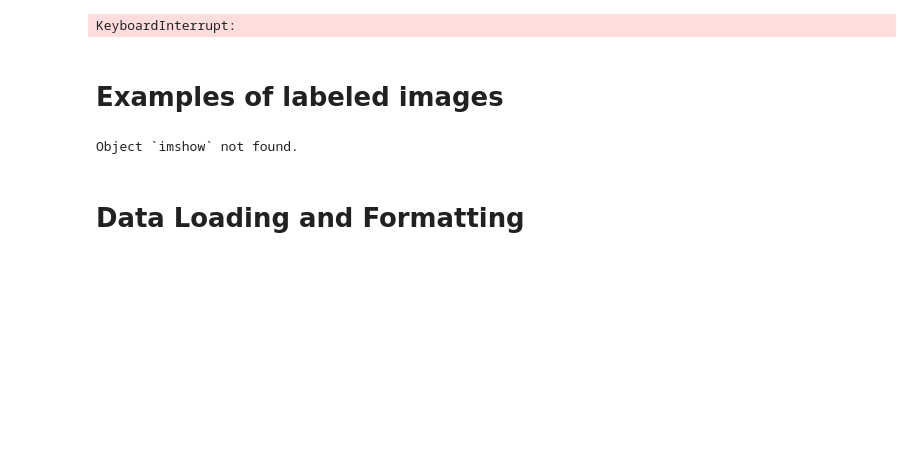
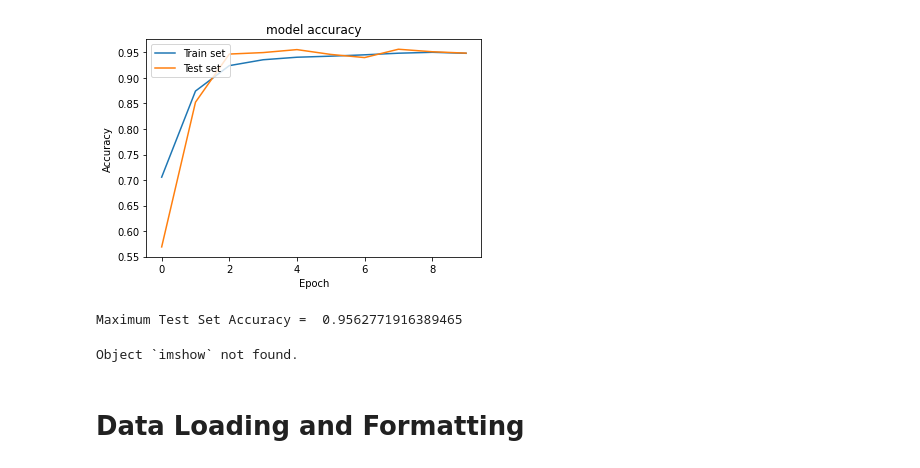
Before and after one commit to ryanbbb/Malaria-Cell-Image-Classification, a Jupyter notebook: 118B_Final.ipynb, the cells around one changed output. Saved outputs shown, nothing was run; the diff lists cells and outputs as text; code cells hidden in the pictures; blank space fills up the shorter version.

```diff
--- a/118B_Final.ipynb
+++ b/118B_Final.ipynb
@@ -52,21 +75,35 @@ y_test_tensor = tf.convert_to_tensor(y_test)
 from tensorflow import keras
 from tensorflow.keras import models, layers
 
+
+#Notes: Input - Conv - Pool - Norm - Dropout - Conv2 - Max2 - norm - dropout -- 2x(dense, norm, dropout) - sigmoid
+
 model_cnn = models.Sequential(
     [
-        layers.Conv2D(32, (3,3), activation = 'relu', input_shape = (100,100,3)), #32 output channels, (3,3) convolution window
+        layers.Conv2D(32, (3,3), activation = 'relu', input_shape = (img_dim,img_dim,3)), #32 output channels, (3,3) convolution window
+        layers.MaxPooling2D((2,2), data_format = 'channels_last'),
+        layers.BatchNormalization(),
+        layers.Dropout(0.2),
+
+        layers.Conv2D(32,(3,3), activation = 'relu'), #64 output channels, (3,3) convolution window
         layers.MaxPooling2D((2,2)),
-        layers.Conv2D(64,(3,3), activation = 'relu'), #64 output channels, (3,3) convolution window
-        layers.MaxPooling2D((2,2)),
-        layers.Conv2D(64,(3,3), activation = 'relu'), #64 output channels, (3,3) convolution window
+        layers.BatchNormalization(),
+        layers.Dropout(0.2),
 
         layers.Flatten(),
-        layers.Dense(64, activation = 'relu'),
-        layers.Dense(4)
+
+        layers.Dense(256, activation = 'relu'),
+        layers.BatchNormalization(),
+        layers.Dropout(0.2),
+        layers.Dense(128, activation = 'relu'),
+        layers.BatchNormalization(),
+
+        layers.Dropout(0.2),
+        layers.Dense(2,activation = 'sigmoid')
+
     ]
 )
-model_cnn.summary
-model_cnn.compile(optimizer=tf.keras.optimizers.Adam(learning_rate=1e-2), loss = 'binary_crossentropy', metrics = ['accuracy'])
 
-X_train_tensor = X_train_tensor / 255
-X_test_tensor = X_test_tensor / 255
+model_cnn.compile(optimizer=tf.keras.optimizers.Adam(), loss = "sparse_categorical_crossentropy", metrics = ['accuracy'])
+
+model_cnn.summary()
@@ -73,6 +128,8 @@ X_test_tensor = X_test_tensor / 255
 # %%
-history = model_cnn.fit(X_train_tensor, y_train_tensor, epochs=10,
-                    validation_data=(X_test_tensor, y_test_tensor))
+#history = model_cnn.fit(X_train_tensor, y_train_tensor, epochs=10,
+                    #validation_data=(X_test_tensor, y_test_tensor))
+history = model_cnn.fit(X_train, y_train, epochs=10,
+                    validation_data=(X_test, y_test))
 
 plt.plot(history.history['accuracy'])
 plt.plot(history.history['val_accuracy'])
@@ -88,6 +164,5 @@ Epoch 1/10
+[figure, added]
-KeyboardInterrupt:
+Maximum Test Set Accuracy =  0.9562771916389465
-# %% [markdown]
-# Examples of labeled images
 # %%
 #Examples of data.
 #fig = tfds.show_examples(data, info, rows = 2, cols = 4)
```
Also changed, not shown: parts of 9 cells of this notebook.
